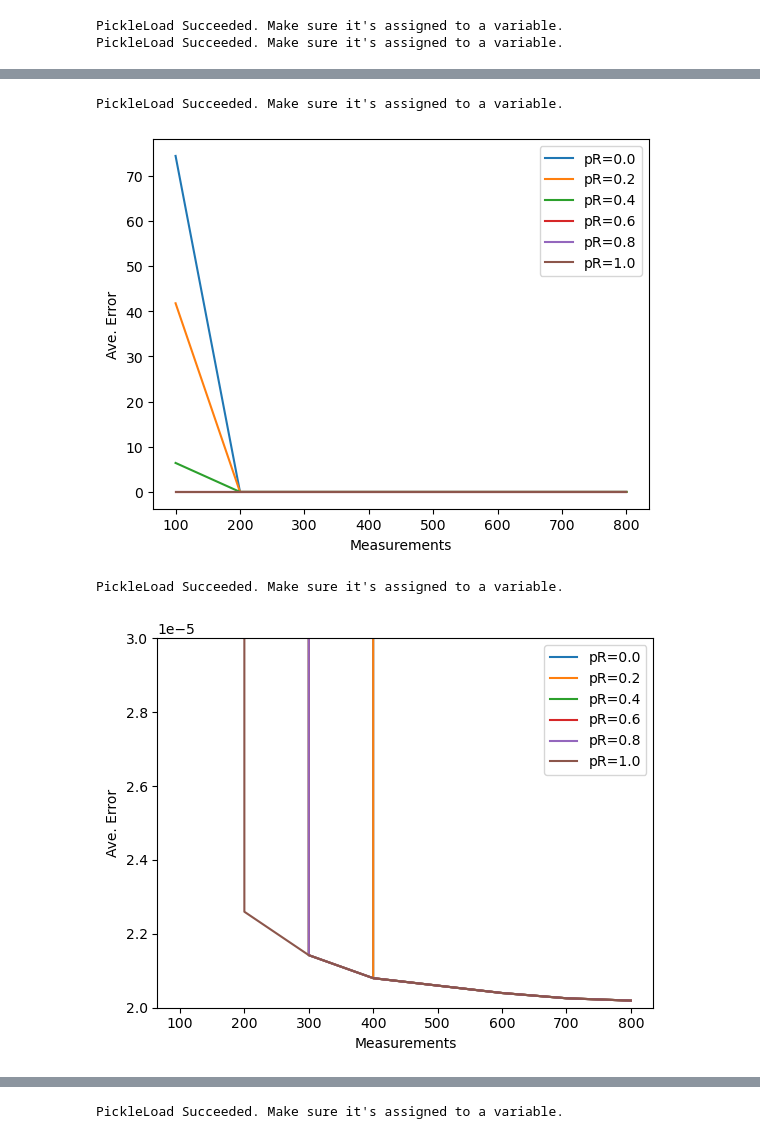
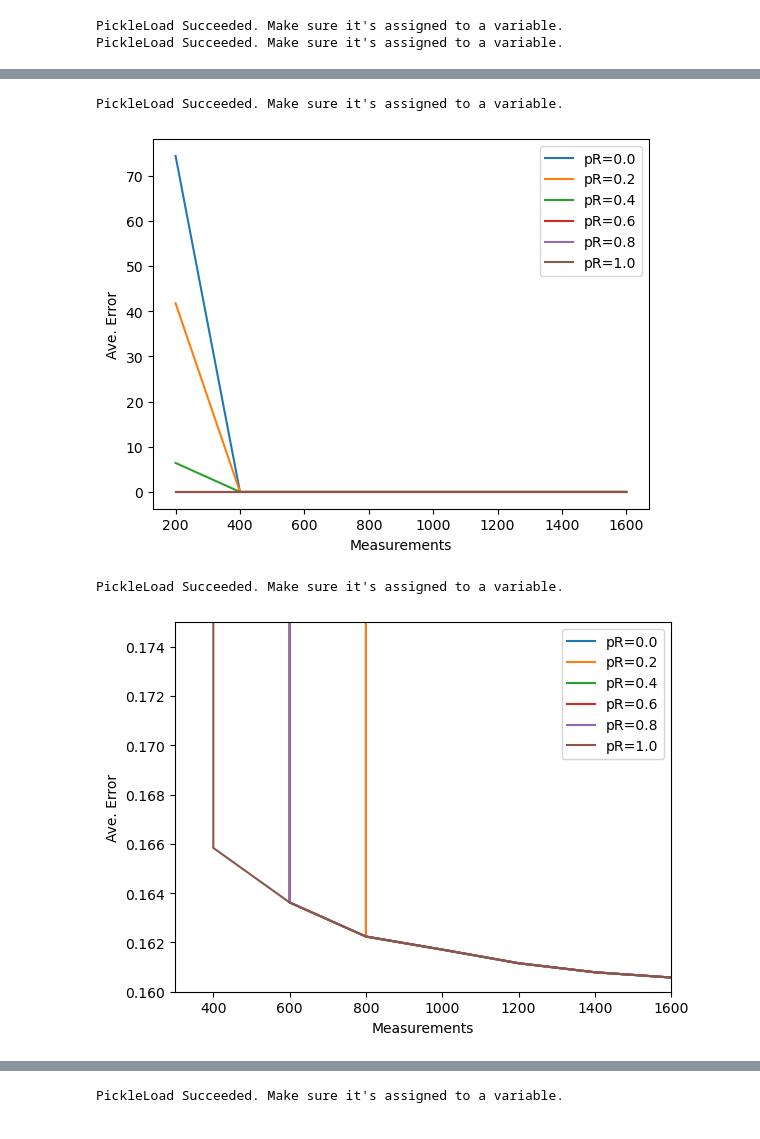
Before and after one commit to LIU-Xnd/CompressiveSensing, a Jupyter notebook: Test.ipynb, the cells around one changed output, grey strips where cells are left out. Drawn from its saved outputs; the diff is of its cells as text; code cells hidden in the pictures.

```diff
--- a/Test.ipynb
+++ b/Test.ipynb
@@ -62,7 +62,7 @@ for p in range(6):
         err.append(np.sum((XHat - X)**2)/20)
     errFig.append(err)
 
-numMeasurements = np.arange(100,801,100)
+numMeasurements = np.arange(200,1601,200)
 priorRatios = [0.,0.2,0.4,0.6,0.8,1.]
 for p in range(6):
     plt.plot(numMeasurements,errFig[p],label='pR='+str(priorRatios[p]))
@@ -112,28 +112,29 @@ plt.ylabel('Ave. Error')
 plt.show()
 # %% [output]
 PickleLoad Succeeded. Make sure it's assigned to a variable.
-[figure, old version]
+[figure, new version]
 # %%
 XHat_pR_IHTPKS = pickleLoad('XHat_pR_IHTPKS.pickle')
 errFig = []
 for p in range(6):
     XHat_m = XHat_pR_IHTPKS[p]
     err = []
     for m in range(len(XHat_m)):
         XHat = XHat_m[m]
-        err.append(np.sum((XHat - X)**2)/20)
+        err.append(np.sum(np.abs(XHat - X))/20)
     errFig.append(err)
 
 for p in range(6):
     plt.plot(numMeasurements,errFig[p],label='pR='+str(priorRatios[p]))
 plt.legend()
 plt.xlabel('Measurements')
 plt.ylabel('Ave. Error')
-plt.ylim(2e-5,3e-5)
+plt.xlim(300,1600)
+plt.ylim(0.16,0.175)
 plt.show()
 # %% [output]
 PickleLoad Succeeded. Make sure it's assigned to a variable.
-[figure, old version]
+[figure, new version]
 # %%
 XHat_pR_OMPPKS = pickleLoad('XHat_pR_OMPPKS.pickle')
 errFig = []
```
Also changed, not shown: parts of 5 cells of this notebook, 2 other files.
